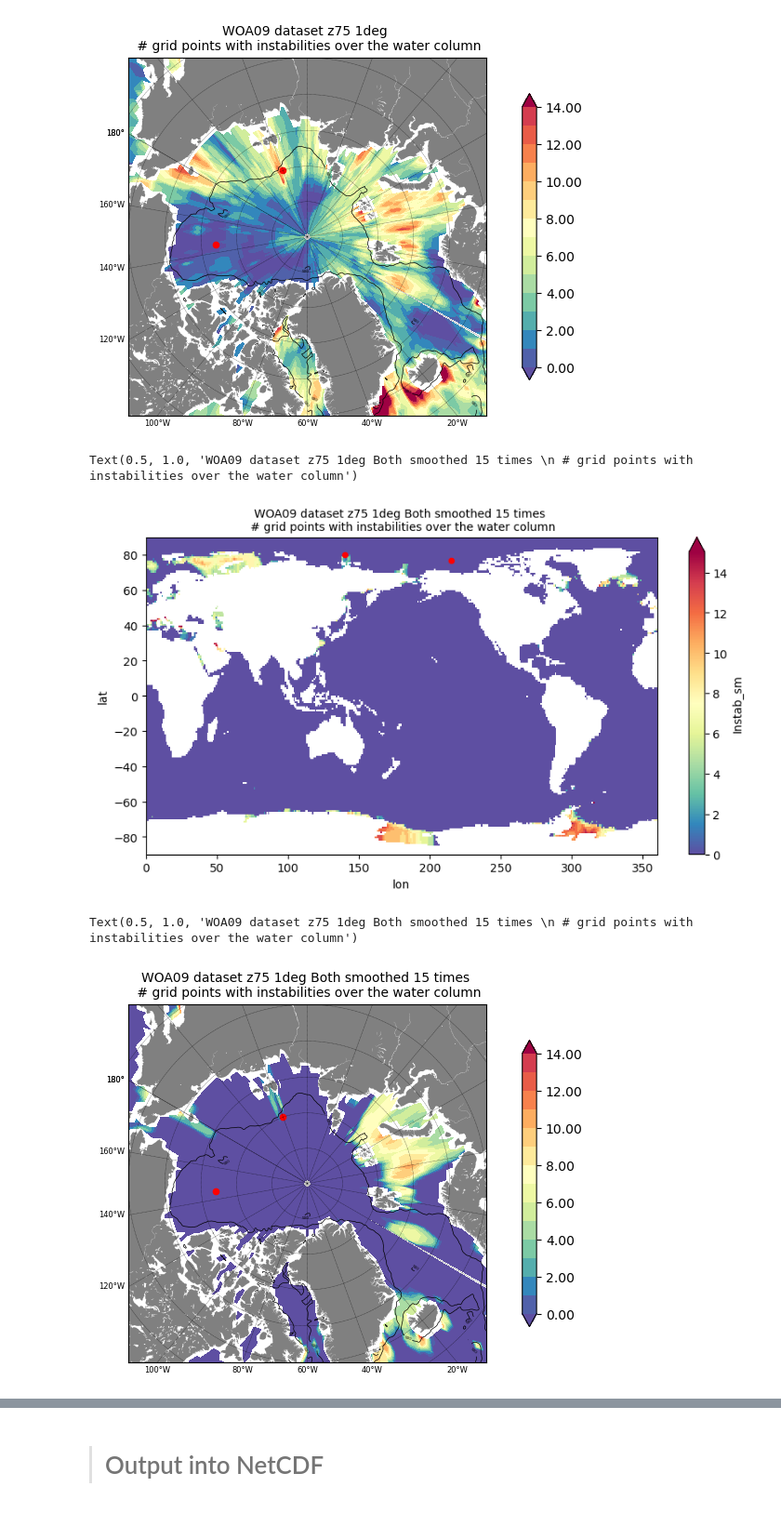
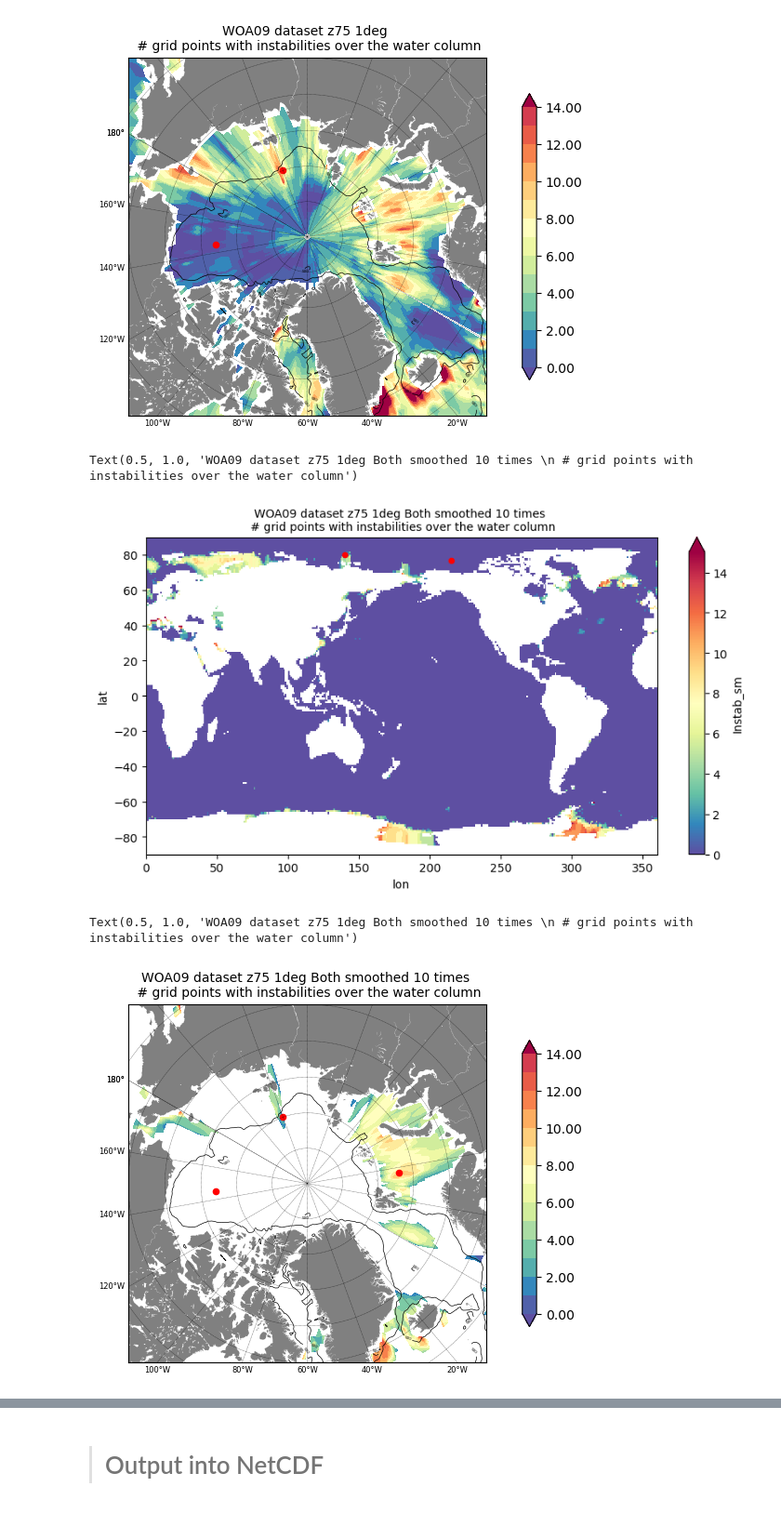
Before and after one commit to ctalandi/TOOLS, a Jupyter notebook: OTHERS/WOA2009/STABILITY/WOA09_SACT_SelectSmooth.ipynb, the cells around one changed output, grey strips where cells are left out. Shown at 93% size. Drawn from its saved outputs; the diff is of its cells as text; code cells hidden in the pictures.

```diff
--- a/OTHERS/WOA2009/STABILITY/WOA09_SACT_SelectSmooth.ipynb
+++ b/OTHERS/WOA2009/STABILITY/WOA09_SACT_SelectSmooth.ipynb
@@ -281,7 +290,7 @@ ds_outN2_Z75.coords['depth']=ds_woa09_z75['depth'].isel(z=slice(0,74))
 %%time
 # Choose which variable to smooth
 my_choice='both'  # both, sal or tem
-num_smooth=15
+num_smooth=10
 
 ds_woa09_z75['cum_smooth']=(('lat','lon'),np.zeros((ds_woa09_z75.sizes['lat'],ds_woa09_z75.sizes['lon'])))
 
@@ -309,18 +318,27 @@ if my_choice == 'both':
         # Then make the previous 2D mask 3D
         maskinstab3D = maskinstab.broadcast_like(ds_woa09_z75.CT)
 
+        # Version for the 12 months dataset
+        #surface_mask = ds.CT.isel(z=0) > 10  # shape: (time, lat, lon)
+        #mask_4d = surface_mask.expand_dims(z=ds.z).transpose("time", "z", "lat", "lon")
+        #mask_4d = mask_4d.broadcast_like(ds.CT)
+
+
+
         # KEEP TRACE OF HOW MANY SMOOTH HAVE BEEN APPLIED
         ds_woa09_z75['cum_smooth']=xr.where(maskinstab,ds_woa09_z75['cum_smooth']+1.,ds_woa09_z75['cum_smooth'])
 
         # APPLY SMOOTHING EVERYWHERE AT ONCE
         #####################################
+        #Zrollemean=Fsmooth_Z75_w5(ds_woa09_z75,zCT,ds_woa09_z75['CT'].data)
         Zrollemean=Fsmooth_Z75(ds_woa09_z75,zCT,ds_woa09_z75['CT'].data)
         ds_woa09_z75['CT_sm']=xr.where(maskinstab3D, Zrollemean ,ds_woa09_z75[zCT].data )
 
+        #Zrollemean=Fsmooth_Z75_w5(ds_woa09_z75,zSA,ds_woa09_z75['SA'].data)
         Zrollemean=Fsmooth_Z75(ds_woa09_z75,zSA,ds_woa09_z75['SA'].data)
         ds_woa09_z75['SA_sm']=xr.where(maskinstab3D, Zrollemean ,ds_woa09_z75[zSA].data )
 
-        if True:
+        if False:
             # CHECK INSTABILITIES FROM THE NEW SMOOTHED FIELDS
             ##################################################
             # Calculation of the Brunt-Vaissalla frequency
@@ -533,24 +588,27 @@ loc_x=215  ;  loc_y=77
 plt.scatter(loc_x,loc_y,20,marker='o', color='r')
 plt.title( 'WOA09 dataset z75 1deg '+ltitle+' \n # grid points with instabilities over the water column',fontsize=10)
 # %% [output]
-Text(0.5, 1.0, 'WOA09 dataset z75 1deg Both smoothed 15 times \n # grid points with instabilities over the water column')
+Text(0.5, 1.0, 'WOA09 dataset z75 1deg Both smoothed 10 times \n # grid points with instabilities over the water column')
-[figure, old version]
+[figure, new version]
 # %%
 plt.figure(figsize=(10,5))
 
 #plt.subplot(221)
 Arc_Bat(ztype='isol500')
-m=Arc_plot(wlon2D,wlat2D,ds_woa09_z75['Instab_sm'],np.arange(0,15),[0.,15.],zmy_cmap='Spectral_r')
+m=Arc_plot(wlon2D,wlat2D,xr.where(ds_woa09_z75['Instab_sm']==0,np.nan,ds_woa09_z75['Instab_sm']),np.arange(0,15),[0.,15.],zmy_cmap='Spectral_r')
 loc_x=140  ;  loc_y=80
 x,y = m(loc_x,loc_y)
 m.scatter(x,y,20,marker='o', color='r')
 loc_x=215  ;  loc_y=77
 x,y = m(loc_x,loc_y)
 m.scatter(x,y,20,marker='o', color='r')
+loc_x=37  ;  loc_y=77
+x,y = m(loc_x,loc_y)
+m.scatter(x,y,20,marker='o', color='r')
 plt.title( 'WOA09 dataset z75 1deg '+ltitle+' \n # grid points with instabilities over the water column',fontsize=10)
 # %% [output]
-Text(0.5, 1.0, 'WOA09 dataset z75 1deg Both smoothed 15 times \n # grid points with instabilities over the water column')
+Text(0.5, 1.0, 'WOA09 dataset z75 1deg Both smoothed 10 times \n # grid points with instabilities over the water column')
-[figure, old version]
+[figure, new version]
 # %%
 plt.figure(figsize=(10,5))
 
```
Also changed, not shown: parts of 11 cells of this notebook.
